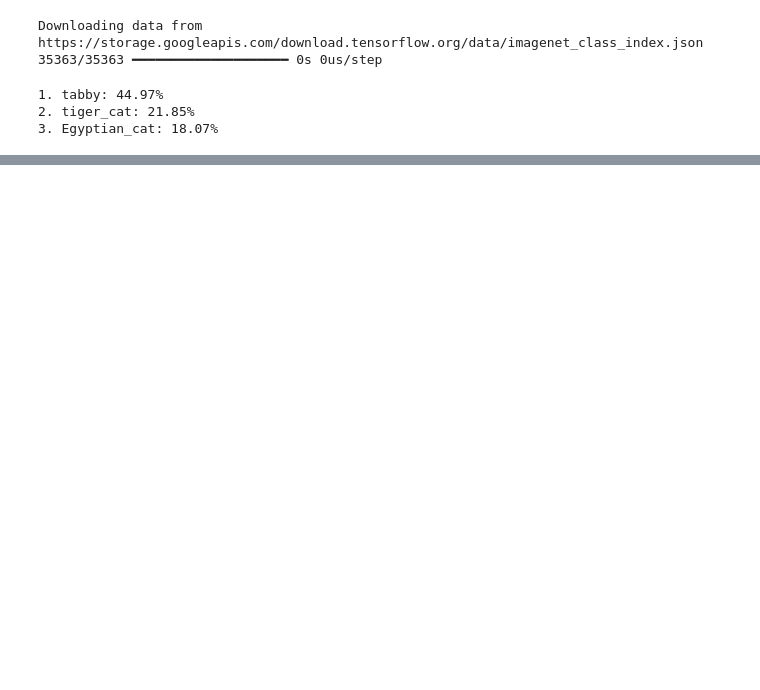
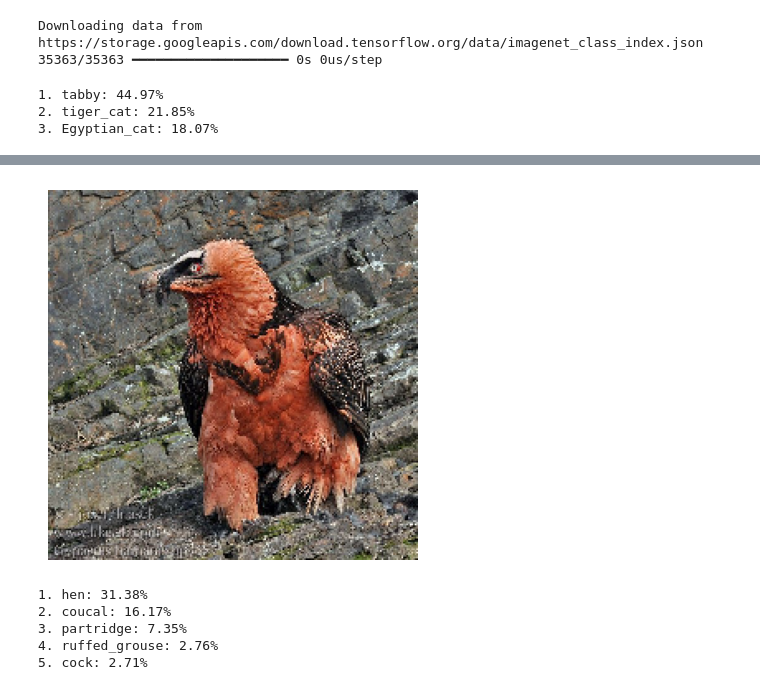
Before and after one commit to Saifullah785/deep-learning-projects, a Jupyter notebook: Project_10_Image_Classification_with_MobileNetV2/Project_10_Image_Classification_with_MobileNetV2.ipynb, the cells around one changed output, grey strips where cells are left out. Saved outputs shown, nothing was run; the diff lists cells and outputs as text; code cells hidden in the pictures; blank space fills up the shorter version.

```diff
--- a/Project_10_Image_Classification_with_MobileNetV2/Project_10_Image_Classification_with_MobileNetV2.ipynb
+++ b/Project_10_Image_Classification_with_MobileNetV2/Project_10_Image_Classification_with_MobileNetV2.ipynb
@@ -44,0 +80,4 @@ for i, (imagenet_id, label, score) in enumerate(decoded_predictions):
+# %%
+img_path = "/content/dragon bird.jpg"
+predict_image_class(img_path)
+# %% [output]
@@ -44,0 +85,6 @@ for i, (imagenet_id, label, score) in enumerate(decoded_predictions):
+[figure, added]
+1. hen: 31.38%
+2. coucal: 16.17%
+3. partridge: 7.35%
+4. ruffed_grouse: 2.76%
+5. cock: 2.71%
```
Also changed, not shown: parts of 6 cells of this notebook.
